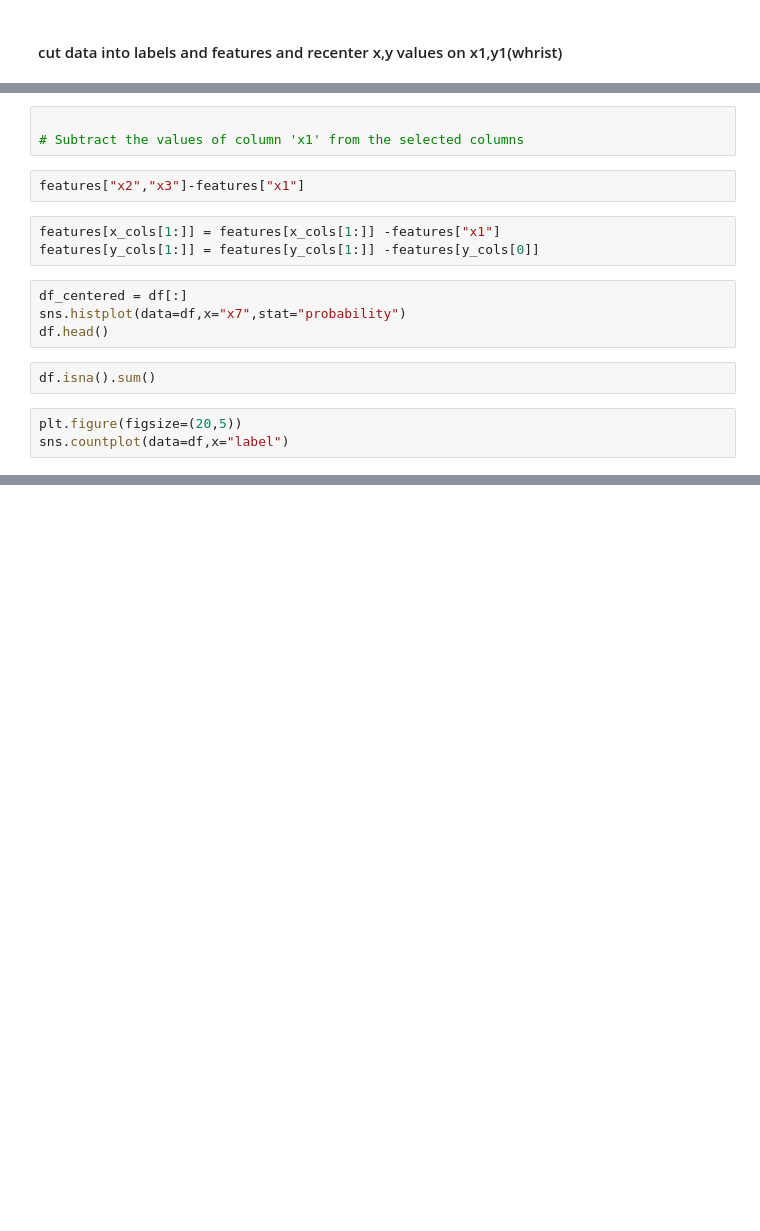
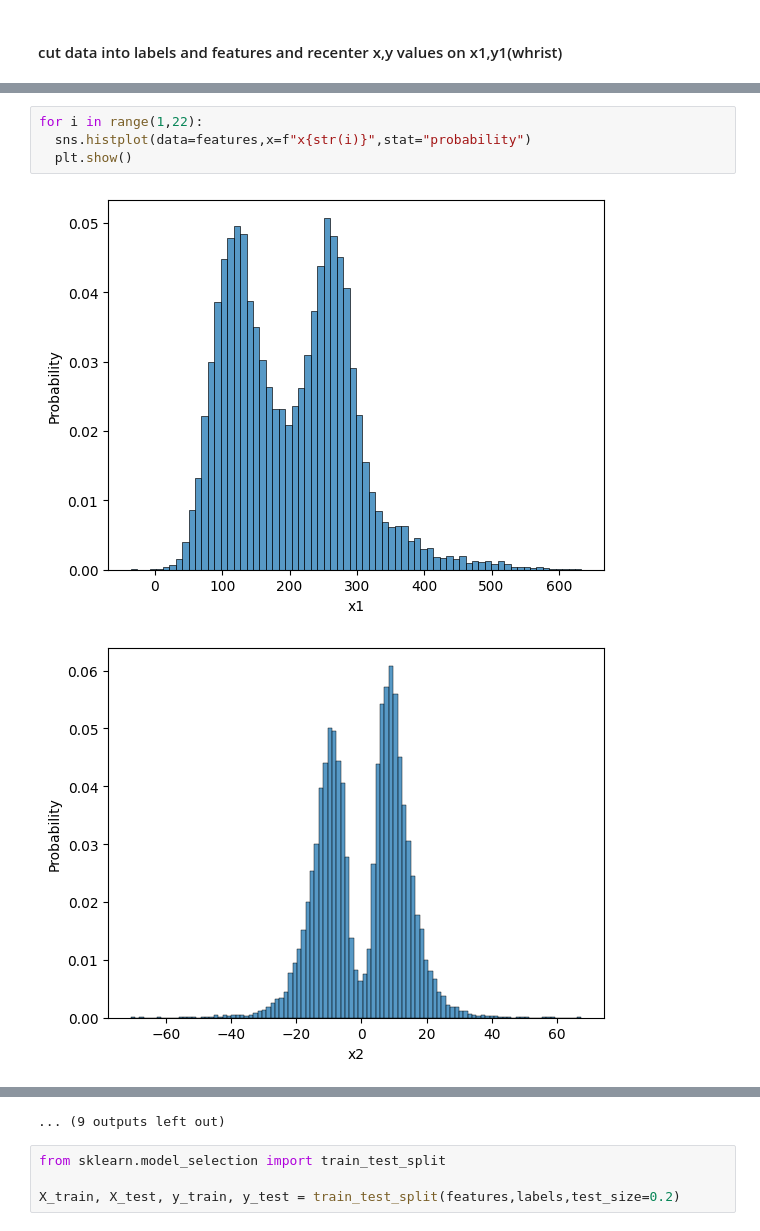
Before and after one commit to MazenFayed/Hand_Gesture_Classification_Using_MediaPipe_Landmarks_from_the_HaGRID_Dataset, a Jupyter notebook: Project.ipynb, the cells around one changed output, grey strips where cells are left out. Saved outputs shown, nothing was run; the diff lists cells and outputs as text; blank space fills up the shorter version.

```diff
--- a/Project.ipynb
+++ b/Project.ipynb
@@ -83,17 +139,7 @@ features
-# %%
-
-# Subtract the values of column 'x1' from the selected columns
-# %%
-features["x2","x3"]-features["x1"]
-# %%
-features[x_cols[1:]] = features[x_cols[1:]] -features["x1"]
-features[y_cols[1:]] = features[y_cols[1:]] -features[y_cols[0]]
-# %%
-df_centered = df[:]
-sns.histplot(data=df,x="x7",stat="probability")
-df.head()
-# %%
-df.isna().sum()
-# %%
-plt.figure(figsize=(20,5))
-sns.countplot(data=df,x="label")
+# %%
+for i in range(1,22):
+  sns.histplot(data=features,x=f"x{str(i)}",stat="probability")
+  plt.show()
+# %% [output]
+[figure, added]
+[figure, added]
@@ -99,0 +156,5 @@ sns.countplot(data=df,x="label")
+... (9 outputs left out)
+# %%
+from sklearn.model_selection import train_test_split
+
+X_train, X_test, y_train, y_test = train_test_split(features,labels,test_size=0.2)
```
Also changed, not shown: parts of 21 cells of this notebook.
